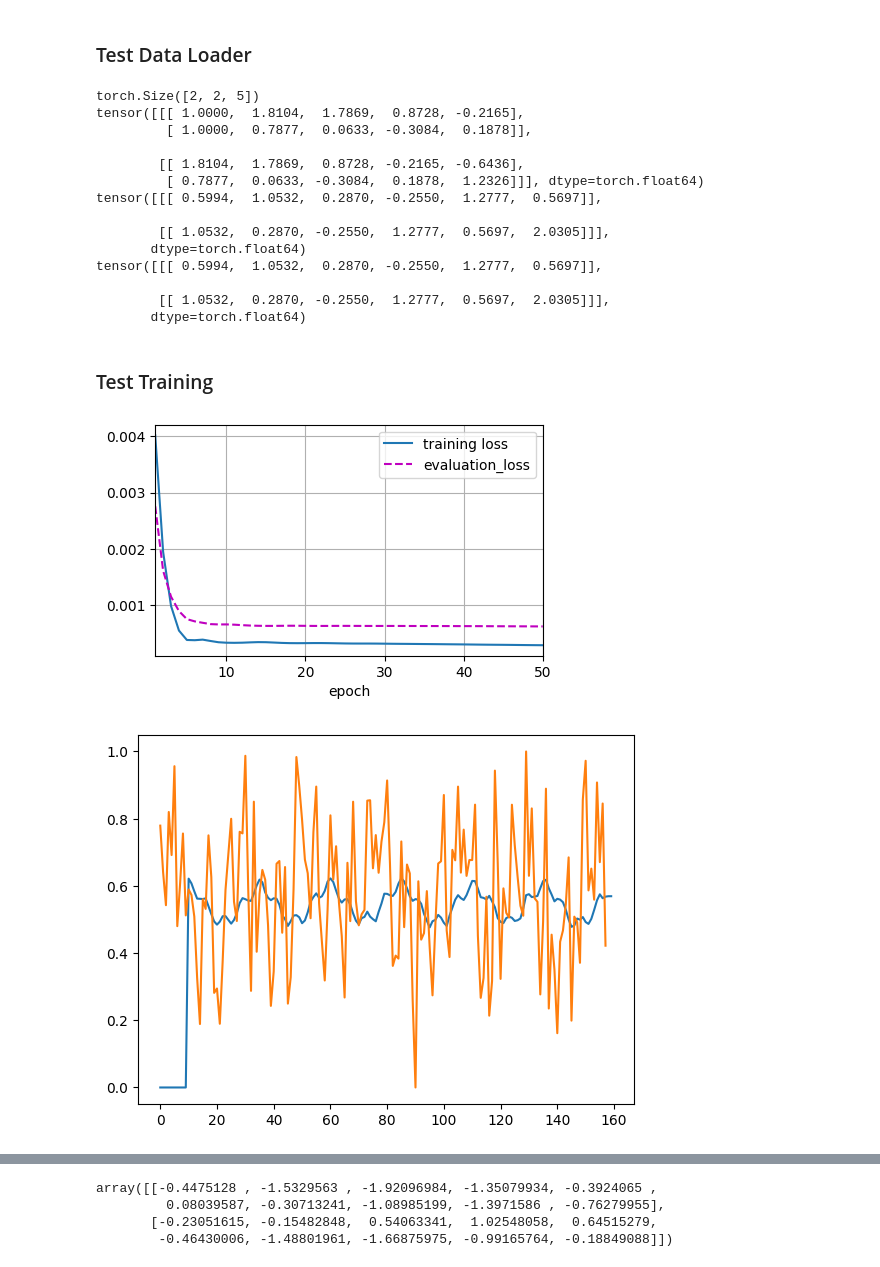
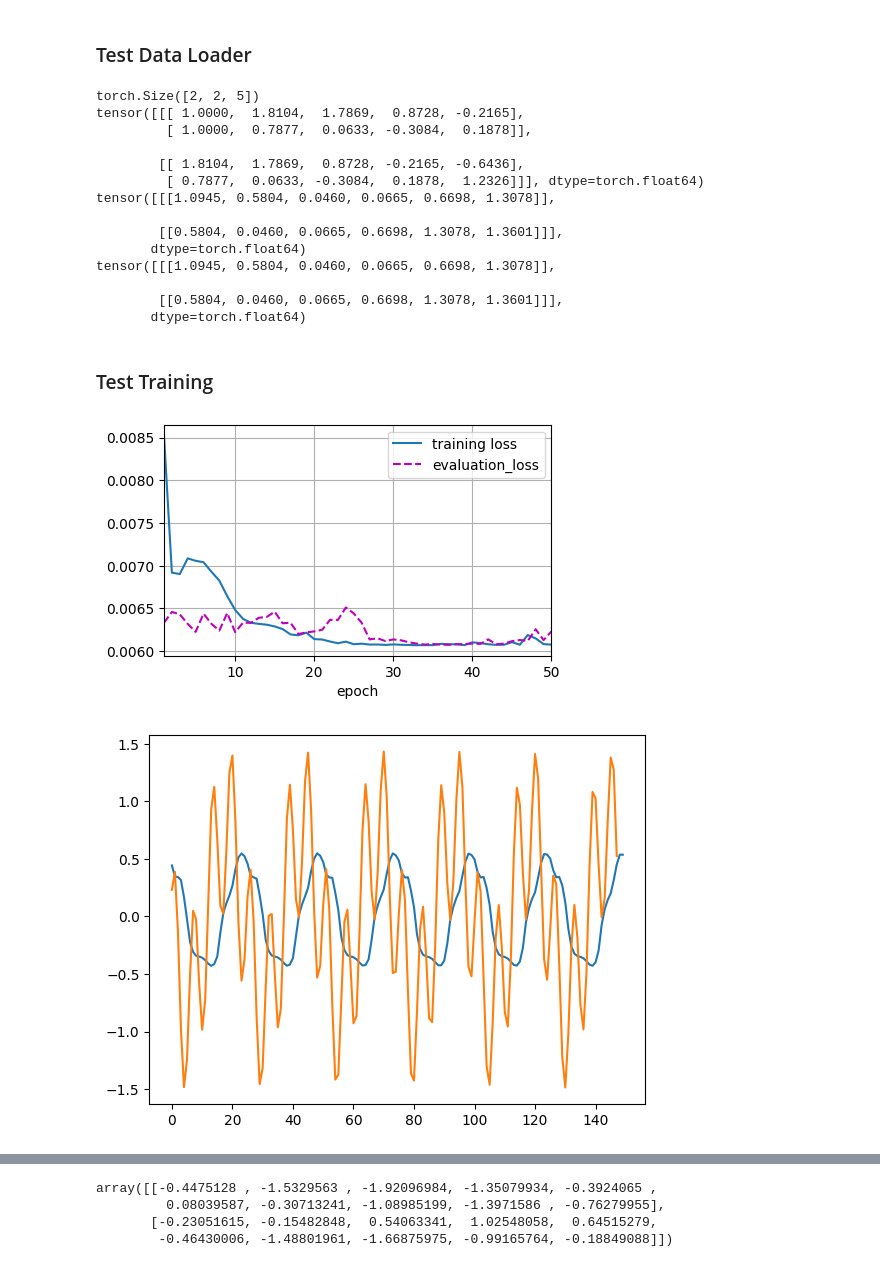
Before and after one commit to pvst1907/Extended_Spacetimeformer, a Jupyter notebook: sandbox.ipynb, the cells around one changed output, grey strips where cells are left out. Cells and saved outputs as stored; diff of their text form; code cells hidden in the pictures.

```diff
--- a/sandbox.ipynb
+++ b/sandbox.ipynb
@@ -13,7 +13,8 @@ sequence_souce = np.zeros((2,200))
 sequence_target = np.zeros((1,200))
 sequence_souce[0,:] = np.sin(np.arange(0,200,1))+np.cos(np.arange(0,50,0.25))
 sequence_souce[1,:] = np.cos(np.arange(0,200,1))+np.sin(np.arange(0,50,0.25))
-sequence_target[0,:] = 0.3*sequence_souce[0,:]+0.7*sequence_souce[1,:]+np.random.normal(0,0.8,200)
+#sequence_target[0,:] = 0.3*sequence_souce[0,:]+0.7*sequence_souce[1,:]+np.random.normal(0,0.8,200)
+sequence_target[0,:] = 0.3*sequence_souce[0,:]+0.7*sequence_souce[1,:]
 plt.plot(sequence_souce[0,:])
 plt.plot(sequence_souce[1,:])
 plt.show()
@@ -42,13 +43,13 @@ tensor([[[ 1.0000,  1.8104,  1.7869,  0.8728, -0.2165],
 
         [[ 1.8104,  1.7869,  0.8728, -0.2165, -0.6436],
          [ 0.7877,  0.0633, -0.3084,  0.1878,  1.2326]]], dtype=torch.float64)
-tensor([[[ 0.5994,  1.0532,  0.2870, -0.2550,  1.2777,  0.5697]],
+tensor([[[1.0945, 0.5804, 0.0460, 0.0665, 0.6698, 1.3078]],
 
-        [[ 1.0532,  0.2870, -0.2550,  1.2777,  0.5697,  2.0305]]],
+        [[0.5804, 0.0460, 0.0665, 0.6698, 1.3078, 1.3601]]],
        dtype=torch.float64)
-tensor([[[ 0.5994,  1.0532,  0.2870, -0.2550,  1.2777,  0.5697]],
+tensor([[[1.0945, 0.5804, 0.0460, 0.0665, 0.6698, 1.3078]],
 
-        [[ 1.0532,  0.2870, -0.2550,  1.2777,  0.5697,  2.0305]]],
+        [[0.5804, 0.0460, 0.0665, 0.6698, 1.3078, 1.3601]]],
        dtype=torch.float64)
 # %% [markdown]
 ### Test Training
@@ -65,8 +66,8 @@ model = SpaceTimeFormer(pred_offset = pred_window,
                         input_size = 2,
                         output_size = 1,
                         seq_length = seq_length,
-                        embedding_size_time = 10,
-                        embedding_size_variable = 10)
+                        embedding_size_time = 30,
+                        embedding_size_variable = 30)
 # %%
 model.start_training(source=sequence_source_train,
                      target=sequence_target_train,
@@ -75,45 +76,45 @@ model.start_training(source=sequence_source_train,
                      epochs=50,
                      batch_size=64,
                      learning_rate=1e-4,
-                     standardize=True,
+                     standardize=False,
                      verbose=False,
                      plot=True)
 # %% [output]
-[figure, old version]
+[figure, new version]
 # %%
-standardize = True
+standardize = False
 source = sequence_source_train
 target = sequence_target_train
 
 if standardize:
     scaler = preprocessing.MinMaxScaler().fit(source.transpose())
     source = scaler.transform(source.transpose()).transpose()
     scaler = preprocessing.MinMaxScaler().fit(target.transpose())
     target = scaler.transform(target.transpose()).transpose()
 
 l = np.shape(sequence_source_train)[1]
 y_hat = np.zeros((1,l))
 y = target[:, 2:]
 
 src_idx_1, src_idx_2 = 0, 0
 trg_idx_1, trg_idx_2 = 1, 1
 
 while trg_idx_2 < l:
     src_idx_2 = src_idx_1 + seq_length
     trg_idx_2 = trg_idx_1 + seq_length + pred_window - 1
 
     src = source[:, src_idx_1:src_idx_2]
     trg_stub = target[:, trg_idx_1:trg_idx_2-pred_window]
     y_hat[0, trg_idx_2-pred_window:trg_idx_2] = model.predict(src, trg_stub, False)
 
     src_idx_1 += 1
     trg_idx_1 += 1
 
-plt.plot(y_hat[0,:])
-plt.plot(y[0,:])
+plt.plot(y_hat[0,10:])
+plt.plot(y[0,10:])
 plt.show()
 # %% [output]
-[figure, old version]
+[figure, new version]
 # %%
 source = sequence_source_test
 target = sequence_target_test
```
Also changed, not shown: parts of 2 cells of this notebook, 3 other files.
